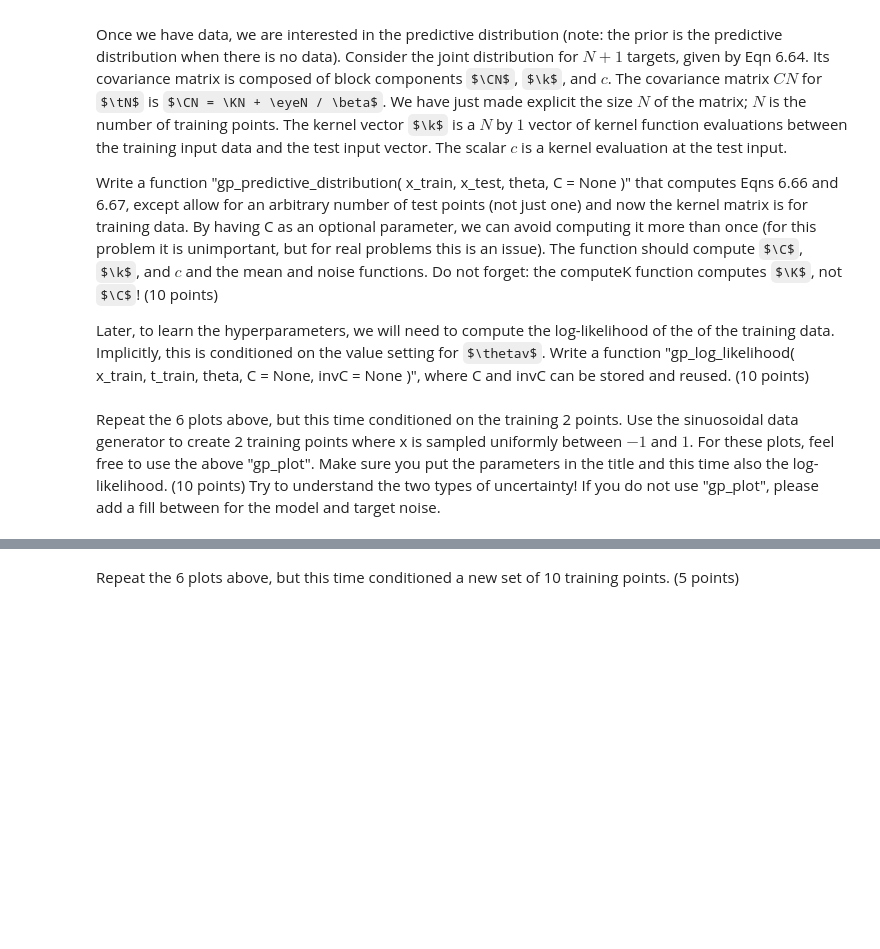
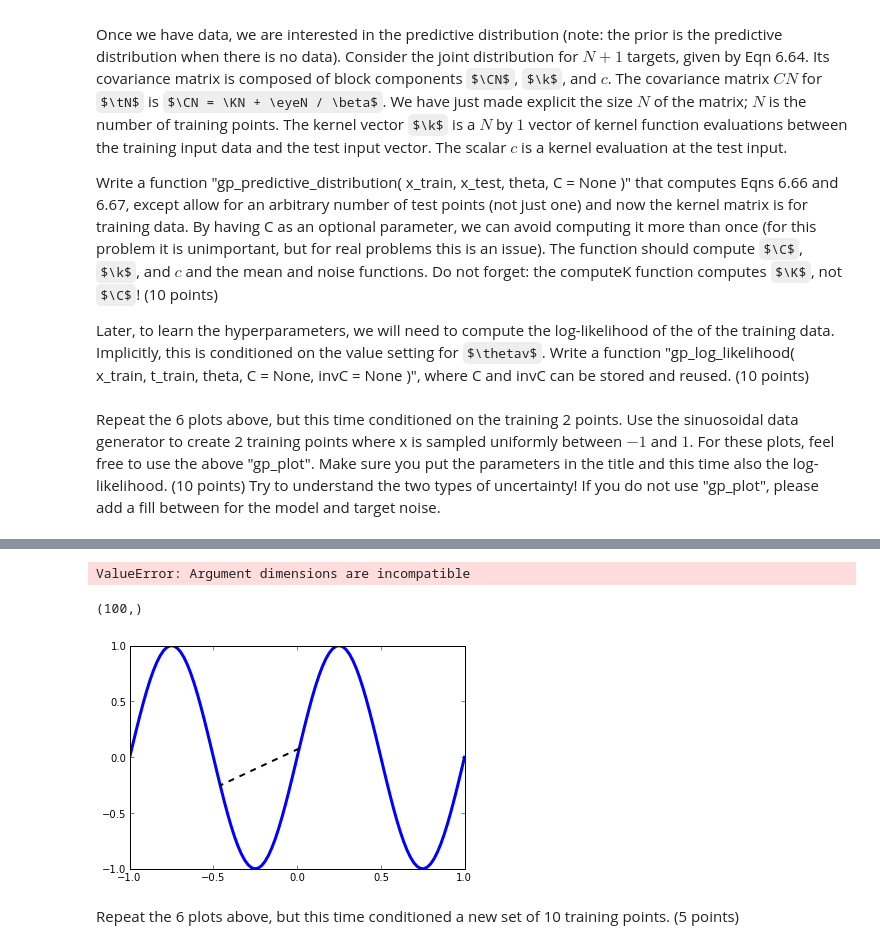
Before and after one commit to jaivalis/MLPR-Labs, a Jupyter notebook: Lab3/Lab3A-class.ipynb, the cells around one changed output, grey strips where cells are left out. Cells and saved outputs as stored; diff of their text form; code cells hidden in the pictures; some formulas as TeX source; blank space fills up the shorter version.

```diff
--- a/Lab3/Lab3A-class.ipynb
+++ b/Lab3/Lab3A-class.ipynb
@@ -140,12 +141,8 @@ print vector_k_n_m( [1,1], [3,2], thetas )
 # http://nbviewer.ipython.org/urls/raw.github.com/fonnesbeck/Bios366/master/notebooks/Section5_1-Gaussian-Processes.ipynb
 
 def computeC( X1, X2, thetas ):
-    C = []
-    for i in range(0, len(X1)):
-        C.append([])
-        for j in range(0, len(X2)):
-            C[i].append( k_n_m( X1[i], X2[j], thetas ) + ( 1 / beta ) * sigma ) # in bishop sigma depends on n and m, here it doesn't, correct?
-            # according to the link, this is supposed to be the kronecker delta function
+    K = computeK( X1, X2, thetas)
+    C = K + np.identity( len(K.diagonal()))/beta
     return np.array(C)
 
 def computeK( X1, X2, thetas ):
@@ -298,3 +285,63 @@ ValueError: x and y must have same first dimension
+# %%
+def new_gp_plot( x_test, y_test, mu_test, var_test, x_train, t_train, theta, beta ):
+    # x_test:   vector (100)
+    # y_test:   corresponding y vector(100)
+    # mu_test:  mean of predictive function vector (len(x_train) 2)
+    # var_test: predictive covariance at x_test vector(len(x_train) 2)
+    # x_train:  vector(2)
+    # t_train:  the training values vector (len(x_train) 2)
+    # theta:    the kernel parameters vector (4)
+    # beta:     the precision (known) vector
+
+    # the reason for the manipulation is to allow plots separating model and data stddevs.
+    std_total = np.sqrt(np.diag(var_test))         # includes all uncertainty, model and target noise
+    std_model = np.sqrt( std_total**2 - 1.0/beta ) # remove data noise to get model uncertainty in stddev
+    std_combo = std_model + np.sqrt( 1.0/beta )    # add stddev (note: not the same as full)
+
+    plt.plot( x_test, y_test, 'b', lw=3)
+    plt.plot( x_train, mu_test, 'k--', lw=2 )
+    plt.fill_between( x_test, mu_test+2*std_combo, mu_test-2*std_combo, color='k', alpha=0.25 )
+    plt.fill_between( x_test, mu_test+2*std_model, mu_test-2*std_model, color='r', alpha=0.25 )
+    plt.title('Theta: ' + str(theta) + ', Log-Likelihood: ' + str(gp_log_likelihood(x_train, t_train, theta)))
+    plt.plot( x_train, t_train, 'ro', ms=10 )
+
+#for i in range(0,6):
+#        y = np.random.multivariate_normal(mean, computeK(X1, X1, thetas[i])) # zero-mean, covariance function
+#        unc = computeK(X1, X1, thetas[i]).diagonal()
+#        std_dev_unc = np.std(unc)
+#        #print std_dev_unc
+#        exp_y = true_mean_function( x_test )#expected value of y = true mean function?
+#        plt.subplot(2, 3, i)
+#        plt.title( thetas[i] )
+#        plt.plot(x_test, y, '-');
+#        plt.plot(x_test, exp_y, 'r--')
+#        plt.fill_between(x_test, exp_y + std_dev_unc, exp_y - std_dev_unc,facecolor ='red', alpha=0.5)
+#        plt.tight_layout()
+#        #plt.axis([-1,1,-3,3]);
+#    plt.show()
+
+x_train2Points = np.random.uniform(-1, 1, 2) # generate 2 training points
+
+t_train2Points = true_mean_function(x_train2Points)
+
+#x_test2Points = np.random.uniform(-1, 1, 2) # what's x_test supposed to be? which shape?
+
+theta = [1, 4, 0, 5]
+
+pred = gp_predictive_distribution(x_train2Points, t_train2Points, x_test, theta)
+# they don't have the same shape, so it's not possible to plot with different numbers of x and y
+
+print shape(x_test)
+mean_function = pred[3]
+var_test2Points = pred[0]
+
+y_test2Points = true_mean_function(x_test)
+new_gp_plot(x_test, y_test2Points, mean_function, var_test2Points,\
+        x_train2Points, true_mean_function(x_train2Points), theta, beta)
+# %% [output]
+ValueError: Argument dimensions are incompatible
+(100,)
+[figure, added]
 # %% [markdown]
 Repeat the 6 plots above, but this time conditioned a new set of 10 training points. (5 points)
 # %%
```
Also changed, not shown: parts of 6 cells of this notebook.
